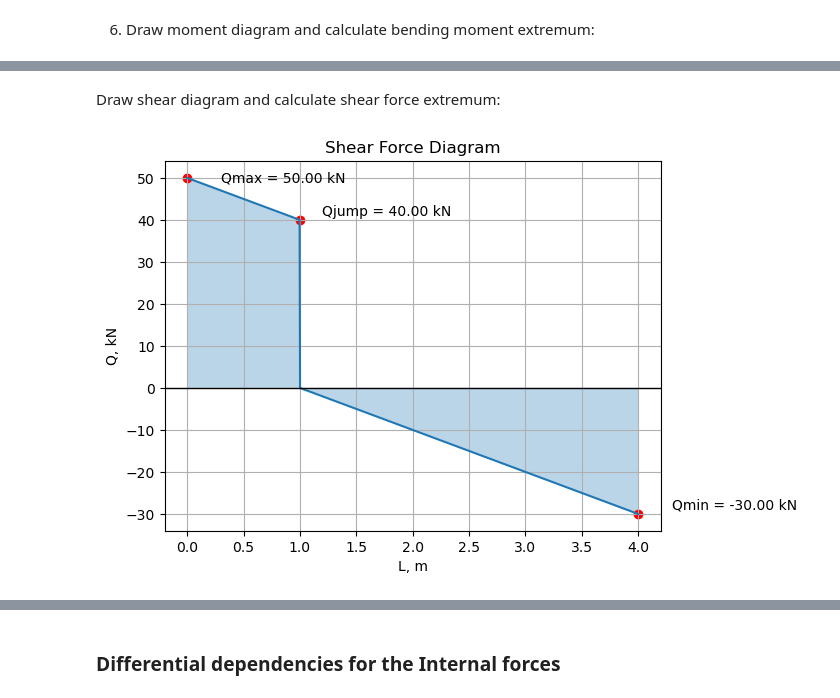
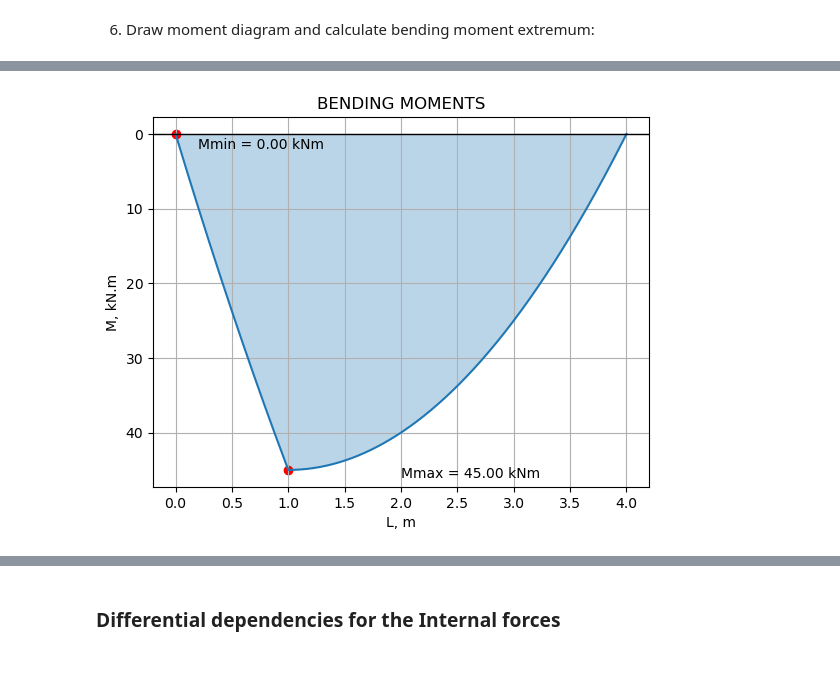
Before and after one commit to AleksandrinaStoyanova/Internal-Forces, a Jupyter notebook: Internal Forces.ipynb, the cells around one changed output, grey strips where cells are left out. Saved outputs shown, nothing was run; the diff lists cells and outputs as text; code cells hidden in the pictures; blank space fills up the shorter version.

Commit message:
One function for both diagrams of internal forces

```diff
--- a/Internal Forces.ipynb
+++ b/Internal Forces.ipynb
@@ -240,36 +252,4 @@ plt.show()
-# %% [markdown]
-Draw shear diagram and calculate shear force extremum:
-# %%
-v_calculate_shear_force = np.vectorize(calculate_shear_forces)
-shear_force = v_calculate_shear_force(x, l, f, a, q)
-
-max_shear_force = calculate_extremum_internal_force(calculate_shear_forces, x, l, f, a, q)[0]
-max_shear_location = calculate_extremum_internal_force_location(calculate_shear_forces, x, l, f, a, q)[0]
-min_shear_force = calculate_extremum_internal_force(calculate_shear_forces, x, l, f, a, q)[1]
-min_shear_location = calculate_extremum_internal_force_location(calculate_shear_forces, x, l, f, a, q)[1]
-shear_force_at_jump = v_calculate_shear_force(a, l, f, a, q)
-
-plt.plot(x, shear_force)
-plt.axhline(0, color='black', lw=1)
-plt.fill_between(x, shear_force, alpha=0.3)
-plt.gca()
-plt.scatter(max_shear_location, max_shear_force, color='red')
-plt.annotate(f"Qmax = {max_shear_force:.2f} kN",
-             xy=(max_shear_location, max_shear_force),
-             xytext=(max_shear_location + 0.3, max_shear_force - 1))
-plt.scatter(min_shear_location, min_shear_force, color='red')
-plt.annotate(f'Qmin = {min_shear_force:.2f} kN',
-            xy=(min_shear_location, min_shear_force),
-            xytext=(min_shear_location+0.3, min_shear_force + 1))
-plt.scatter(a, shear_force_at_jump, color='red')
-plt.annotate(f'Qjump = {shear_force_at_jump:.2f} kN',
-            xy=(a, shear_force_at_jump),
-            xytext=(a+0.2, shear_force_at_jump + 1))
-
-plt.title("Shear Force Diagram")
-plt.xlabel("L, m")
-plt.ylabel("Q, kN")
-plt.grid(True)
-plt.show()
-# %% [output]
-[figure, removed]
+# %%
+draw_internal_forces_diagram(calculate_bending_moments, l, "M, kN.m","M",  True)
+# %% [output]
+[figure, added]
```
Also changed, not shown: parts of 11 cells of this notebook.
